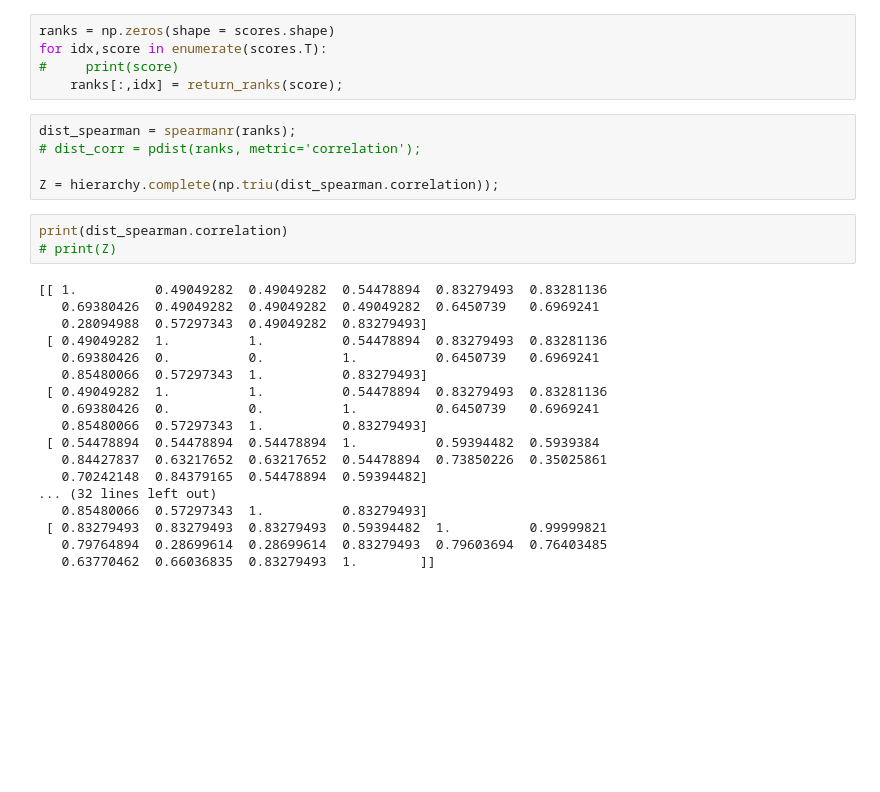
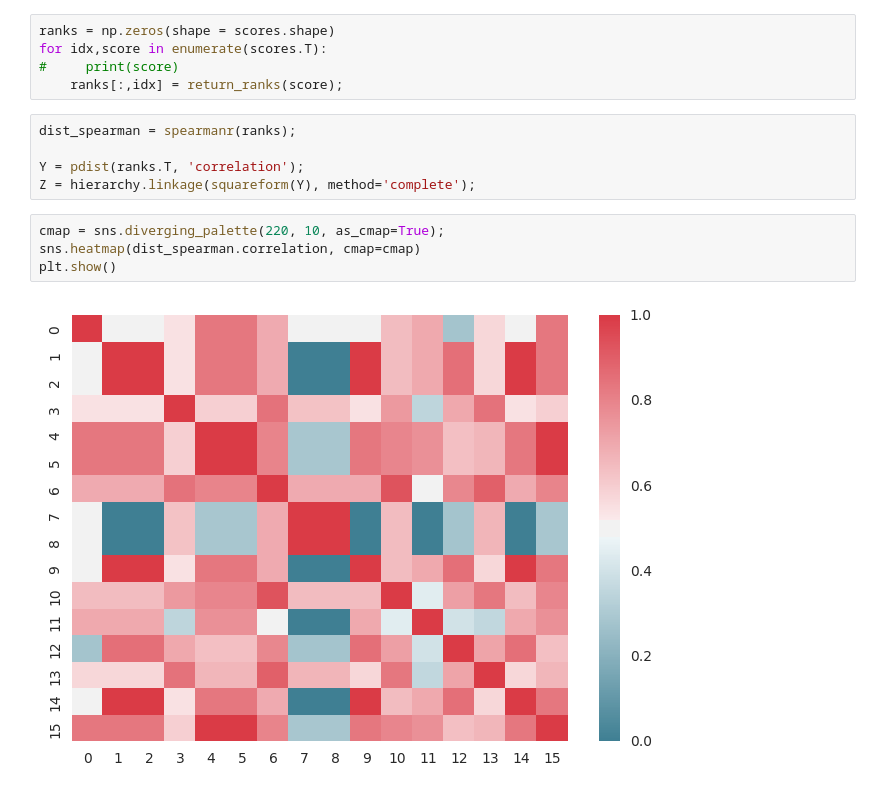
Before and after one commit to Nk173/arm_sourcecode, a Jupyter notebook: IM_rank_correlations.ipynb, the cells around one changed output. Drawn from its saved outputs; the diff is of its cells as text; blank space fills up the shorter version.

```diff
--- a/IM_rank_correlations.ipynb
+++ b/IM_rank_correlations.ipynb
@@ -210,28 +211,13 @@ for idx,score in enumerate(scores.T):
     ranks[:,idx] = return_ranks(score);
 # %%
 dist_spearman = spearmanr(ranks);
-# dist_corr = pdist(ranks, metric='correlation');
 
-Z = hierarchy.complete(np.triu(dist_spearman.correlation));
+Y = pdist(ranks.T, 'correlation');
+Z = hierarchy.linkage(squareform(Y), method='complete');
-# %%
-print(dist_spearman.correlation)
-# print(Z)
-# %% [output]
-[[ 1.          0.49049282  0.49049282  0.54478894  0.83279493  0.83281136
-   0.69380426  0.49049282  0.49049282  0.49049282  0.6450739   0.6969241
-   0.28094988  0.57297343  0.49049282  0.83279493]
- [ 0.49049282  1.          1.          0.54478894  0.83279493  0.83281136
-   0.69380426  0.          0.          1.          0.6450739   0.6969241
-   0.85480066  0.57297343  1.          0.83279493]
- [ 0.49049282  1.          1.          0.54478894  0.83279493  0.83281136
-   0.69380426  0.          0.          1.          0.6450739   0.6969241
-   0.85480066  0.57297343  1.          0.83279493]
- [ 0.54478894  0.54478894  0.54478894  1.          0.59394482  0.5939384
-   0.84427837  0.63217652  0.63217652  0.54478894  0.73850226  0.35025861
-   0.70242148  0.84379165  0.54478894  0.59394482]
-... (32 lines left out)
-   0.85480066  0.57297343  1.          0.83279493]
- [ 0.83279493  0.83279493  0.83279493  0.59394482  1.          0.99999821
-   0.79764894  0.28699614  0.28699614  0.83279493  0.79603694  0.76403485
-   0.63770462  0.66036835  0.83279493  1.        ]]
+# %%
+cmap = sns.diverging_palette(220, 10, as_cmap=True);
+sns.heatmap(dist_spearman.correlation, cmap=cmap)
+plt.show()
+# %% [output]
+[figure, added]
 # %%
```
Also changed, not shown: parts of 3 cells of this notebook.
